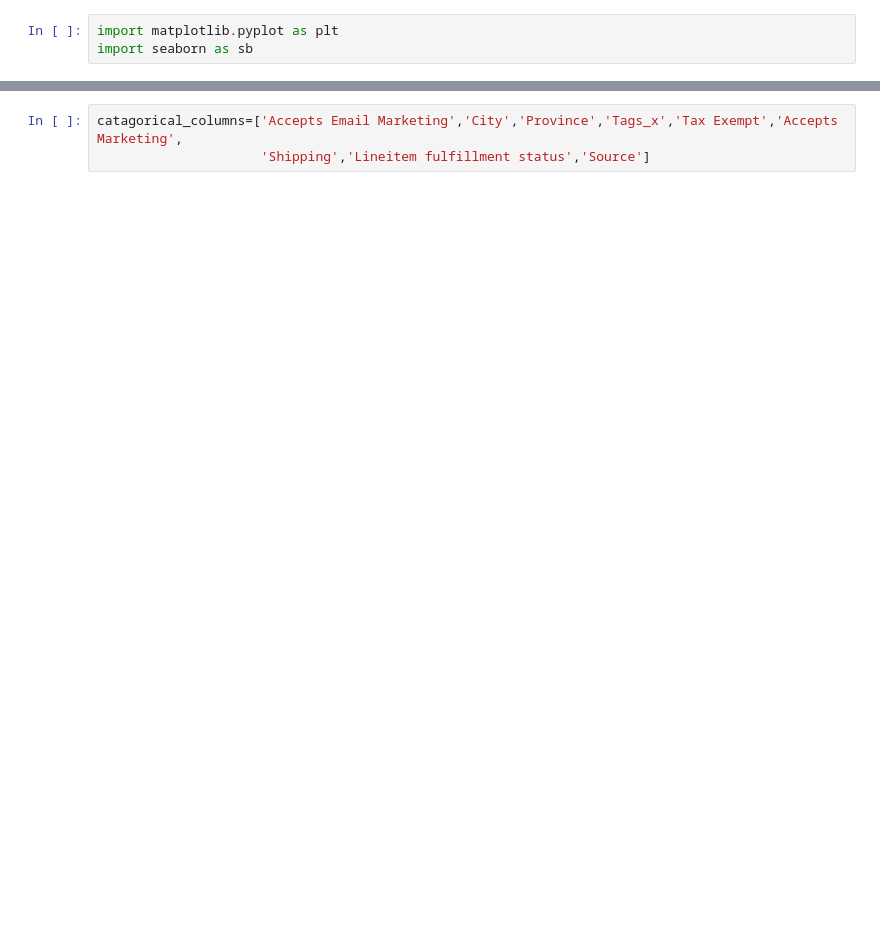
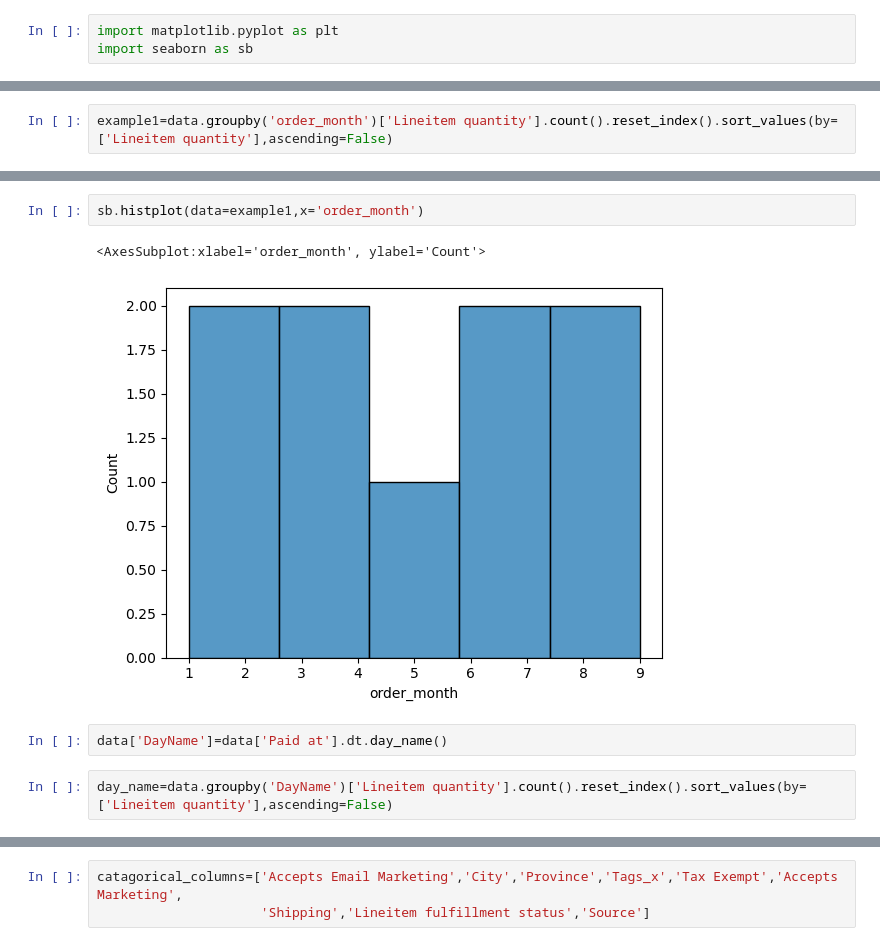
Before and after one commit to Malleswarikkr/kapstone_EDA, a Jupyter notebook: Malleswari_FreshCatch.ipynb, the cells around one changed output, grey strips where cells are left out. Drawn from its saved outputs; the diff is of its cells as text; blank space fills up the shorter version.

```diff
--- a/Malleswari_FreshCatch.ipynb
+++ b/Malleswari_FreshCatch.ipynb
@@ -393,0 +449,2 @@ import seaborn as sb
+# %%
+example1=data.groupby('order_month')['Lineitem quantity'].count().reset_index().sort_values(by=['Lineitem quantity'],ascending=False)
@@ -393,0 +464,9 @@ import seaborn as sb
+# %%
+sb.histplot(data=example1,x='order_month')
+# %% [output]
+<AxesSubplot:xlabel='order_month', ylabel='Count'>
+[figure, added]
+# %%
+data['DayName']=data['Paid at'].dt.day_name()
+# %%
+day_name=data.groupby('DayName')['Lineitem quantity'].count().reset_index().sort_values(by=['Lineitem quantity'],ascending=False)
```
Also changed, not shown: parts of 63 cells of this notebook, 1 other file.
